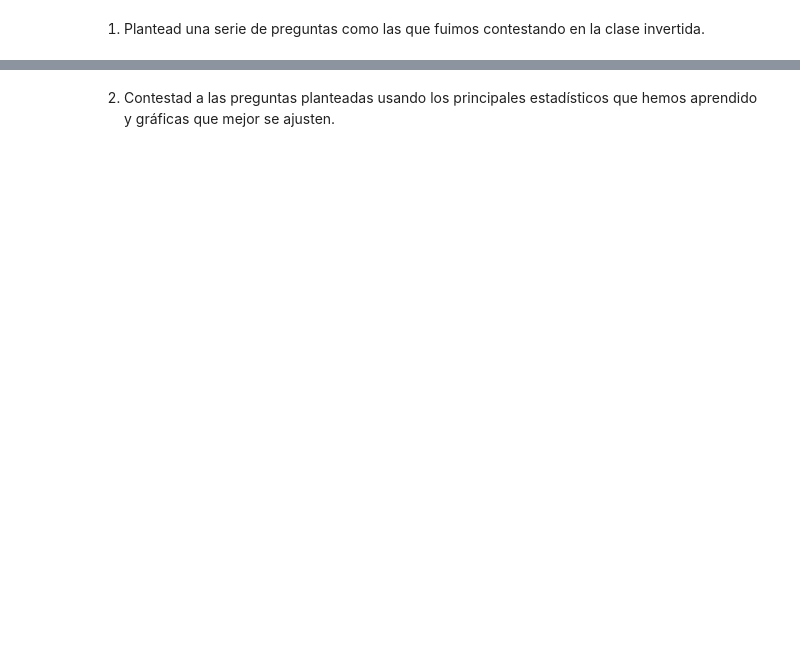
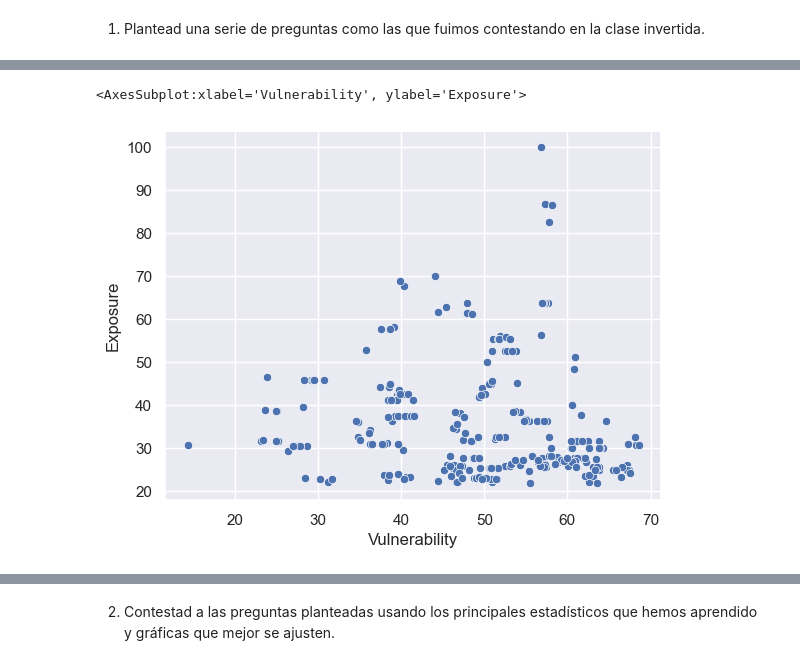
Before and after one commit to Adalab/DA_PromoC_Modulo2_Sprint1_Ana-Anahi, a Jupyter notebook: Estadistica/pp-Estadistica-Viz.ipynb, the cells around one changed output, grey strips where cells are left out. Saved outputs shown, nothing was run; the diff lists cells and outputs as text; code cells hidden in the pictures; blank space fills up the shorter version.

```diff
--- a/Estadistica/pp-Estadistica-Viz.ipynb
+++ b/Estadistica/pp-Estadistica-Viz.ipynb
@@ -182,0 +286,5 @@ correlacion
+# %%
+sns.scatterplot(x='Vulnerability',y='Exposure', data=df_susceptibles) #Analizamos la relacion entre las dos variables.
+# %% [output]
+<AxesSubplot:xlabel='Vulnerability', ylabel='Exposure'>
+[figure, added]
```
Also changed, not shown: parts of 55 cells of this notebook, 1 other file.
